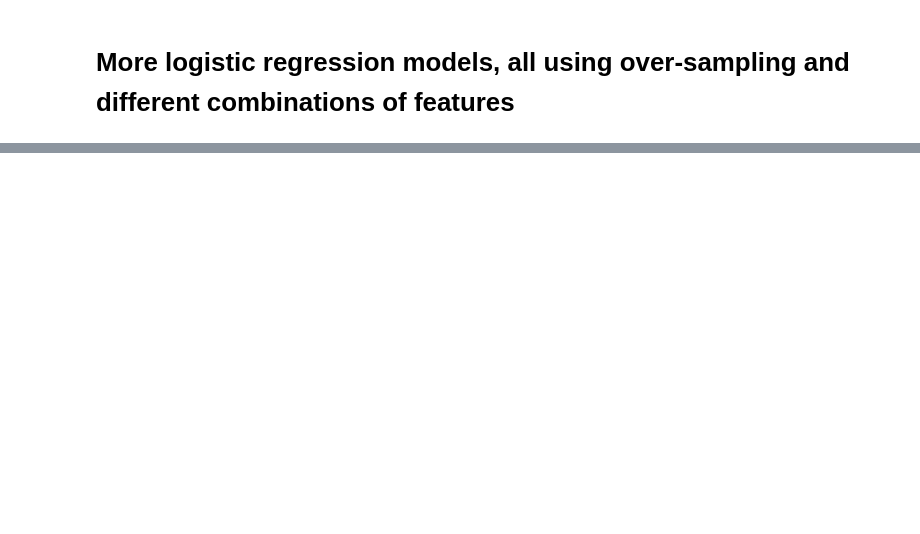
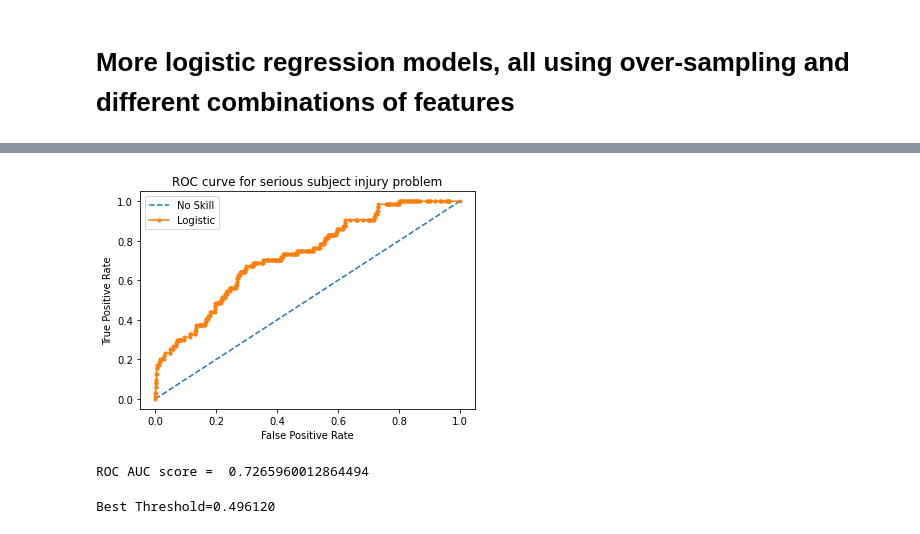
Before and after one commit to chloebs4590/Metis-Classification, a Jupyter notebook: nypd_use_of_force-data_cleaning_eda.ipynb, the cells around one changed output, grey strips where cells are left out. Cells and saved outputs as stored; diff of their text form; code cells hidden in the pictures; blank space fills up the shorter version.

```diff
--- a/nypd_use_of_force-data_cleaning_eda.ipynb
+++ b/nypd_use_of_force-data_cleaning_eda.ipynb
@@ -1337,0 +1509,65 @@ lr_feature_coeffs
+# %%
+# calculate roc curve and plot it
+fpr, tpr, thresholds = roc_curve(y_te, lr_2.predict_proba(X_te[['num_members_injured','subject_age',
+                                 'forcetype_Firearm',
+                                 'forcetype_Impact Weapon','forcetype_OC Spray',
+                                 'forcetype_Physical Force','forcetype_Police Canine',
+                                 'forcetype_Restraining Mesh Blanket','subject_used_force_Y',
+                                 'subject_gender_FEMALE', 'subject_gender_MALE',
+                                'patrol_borough_PBBS', 'patrol_borough_PBBX','patrol_borough_PBMN',
+                                 'patrol_borough_PBMS', 'patrol_borough_PBQN','patrol_borough_PBQS',
+                                 'patrol_borough_PBSI',
+                                 'basis_encounter_AMBUSH OF MEMBER', 'basis_encounter_ANIMAL CONDITION',
+                                 'basis_encounter_CRIME/VIOLATION IN PROGRESS','basis_encounter_CROWD CONTROL',
+                                 'basis_encounter_DETECTIVE INVESTIGATION', 'basis_encounter_HOME VISIT',
+                                 'basis_encounter_HOSTAGE/BARRICADED','basis_encounter_IN CUSTODY INJURY',
+                                 'basis_encounter_NON-CRIME CALLS FOR SERVICE','basis_encounter_ORDER OF PROTECTION',
+                                 'basis_encounter_PAST CRIME/VIOLATION','basis_encounter_PERSON IN CRISIS',
+                                 'basis_encounter_PRISONER','basis_encounter_SEARCH WARRANT',
+                                 'basis_encounter_OTHER','basis_encounter_TRANSIT EJECTION',
+                                 'basis_encounter_VTL INFRACTION',
+                                 'basis_encounter_WANTED SUSPECT (E.G. WARRANT, I CARD)','subject_race_AMER INDIAN',
+                                 'subject_race_ASIAN', 'subject_race_BLACK',
+                                 'subject_race_HISPANIC', 'subject_race_UNK/OTH']])[:,1]) # lr.predict_proba(X_te)[:,1] means use probabilities for the positive outcome only
+# plot the roc curve for the model
+plt.plot([0,1], [0,1], linestyle='--', label='No Skill')
+plt.plot(fpr, tpr, marker='.', label='Logistic')
+# axis labels and title
+plt.xlabel('False Positive Rate')
+plt.ylabel('True Positive Rate')
+plt.title('ROC curve for serious subject injury problem')
+plt.legend()
+# show the plot
+plt.show()
+print("ROC AUC score = ", roc_auc_score(y_te, lr_2.predict_proba(X_te[['num_members_injured','subject_age',
+                                 'forcetype_Firearm',
+                                 'forcetype_Impact Weapon','forcetype_OC Spray',
+                                 'forcetype_Physical Force','forcetype_Police Canine',
+                                 'forcetype_Restraining Mesh Blanket','subject_used_force_Y',
+                                 'subject_gender_FEMALE', 'subject_gender_MALE',
+                                'patrol_borough_PBBS', 'patrol_borough_PBBX','patrol_borough_PBMN',
+                                 'patrol_borough_PBMS', 'patrol_borough_PBQN','patrol_borough_PBQS',
+                                 'patrol_borough_PBSI',
+                                 'basis_encounter_AMBUSH OF MEMBER', 'basis_encounter_ANIMAL CONDITION',
+                                 'basis_encounter_CRIME/VIOLATION IN PROGRESS','basis_encounter_CROWD CONTROL',
+                                 'basis_encounter_DETECTIVE INVESTIGATION', 'basis_encounter_HOME VISIT',
+                                 'basis_encounter_HOSTAGE/BARRICADED','basis_encounter_IN CUSTODY INJURY',
+                                 'basis_encounter_NON-CRIME CALLS FOR SERVICE','basis_encounter_ORDER OF PROTECTION',
+                                 'basis_encounter_PAST CRIME/VIOLATION','basis_encounter_PERSON IN CRISIS',
+                                 'basis_encounter_PRISONER','basis_encounter_SEARCH WARRANT',
+                                 'basis_encounter_OTHER','basis_encounter_TRANSIT EJECTION',
+                                 'basis_encounter_VTL INFRACTION',
+                                 'basis_encounter_WANTED SUSPECT (E.G. WARRANT, I CARD)','subject_race_AMER INDIAN',
+                                 'subject_race_ASIAN', 'subject_race_BLACK',
+                                 'subject_race_HISPANIC', 'subject_race_UNK/OTH']])[:,1]))
+# %% [output]
+[figure, added]
+ROC AUC score =  0.7265960012864494
+# %%
+# get the best threshold
+J = tpr - fpr
+ix = np.argmax(J)
+best_thresh = thresholds[ix]
+print('Best Threshold=%f' % (best_thresh))
+# %% [output]
+Best Threshold=0.496120
```
Also changed, not shown: parts of 67 cells of this notebook.
